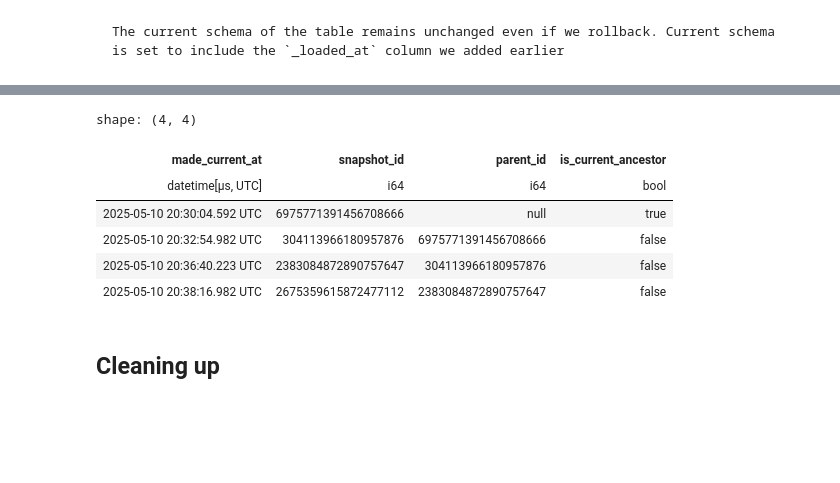
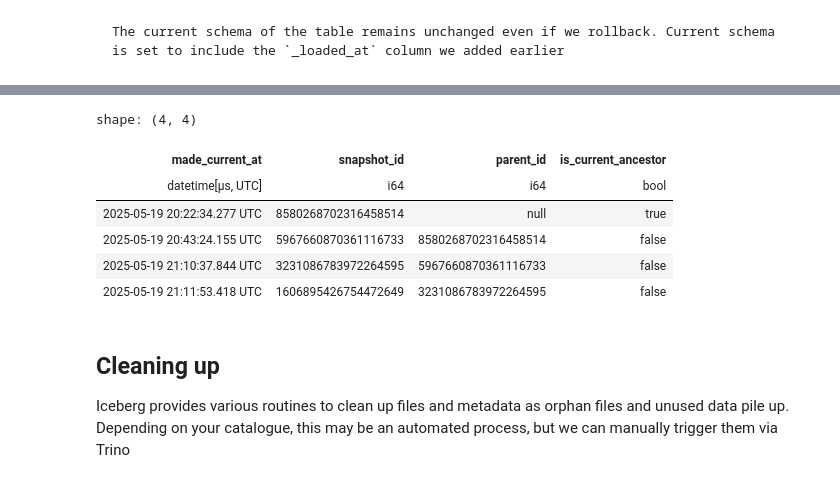
Before and after one commit to henryharbeck/pydata-london-2025-hands-on-apache-iceberg, a Jupyter notebook: notebooks/04-Time Travel.ipynb, the cells around one changed output, grey strips where cells are left out. Saved outputs shown, nothing was run; the diff lists cells and outputs as text; code cells hidden in the pictures; blank space fills up the shorter version.

```diff
--- a/notebooks/04-Time Travel.ipynb
+++ b/notebooks/04-Time Travel.ipynb
@@ -28,5 +43,6 @@ shape: (4, 4)
 # %%
-query('SELECT count(transaction_id) as num_rows FROM house_prices.raw')
+pl.Config.set_thousands_separator(',')
+pl.read_database('SELECT count(transaction_id) as num_rows FROM housing.staging_prices', engine)
 # %% [output]
 shape: (1, 1)
 | num_rows |
@@ -63,3 +88,4 @@ house_prices_t.manage_snapshots().create_tag(6975771391456708666, "initial commi
 # %%
-house_prices_t.inspect.refs()
+pl.Config.set_thousands_separator(None)
+pl.from_arrow(house_prices_t.inspect.refs())
 # %% [output]
@@ -125,15 +166,17 @@ house_prices_t.refresh().current_snapshot().snapshot_id
 # %%
-query('SELECT * FROM house_prices."raw$history" order by made_current_at')
+pl.read_database('SELECT * FROM housing."staging_prices$history" order by made_current_at', engine)
 # %% [output]
 shape: (4, 4)
 | made_current_at | snapshot_id | parent_id | is_current_ancestor |
 | datetime[μs, UTC] | i64 | i64 | bool |
-| 2025-05-10 20:30:04.592 UTC | 6975771391456708666 | null | true |
-| 2025-05-10 20:32:54.982 UTC | 304113966180957876 | 6975771391456708666 | false |
-| 2025-05-10 20:36:40.223 UTC | 2383084872890757647 | 304113966180957876 | false |
-| 2025-05-10 20:38:16.982 UTC | 2675359615872477112 | 2383084872890757647 | false |
+| 2025-05-19 20:22:34.277 UTC | 8580268702316458514 | null | true |
+| 2025-05-19 20:43:24.155 UTC | 5967660870361116733 | 8580268702316458514 | false |
+| 2025-05-19 21:10:37.844 UTC | 3231086783972264595 | 5967660870361116733 | false |
+| 2025-05-19 21:11:53.418 UTC | 1606895426754472649 | 3231086783972264595 | false |
 # %% [markdown]
 ## Cleaning up
+
+Iceberg provides various routines to clean up files and metadata as orphan files and unused data pile up. Depending on your catalogue, this may be an automated process, but we can manually trigger them via Trino
 # %%
 with engine.connect() as conn:
     # Remove snapshots and corresponding metadata
```
Also changed, not shown: parts of 31 cells of this notebook, 1 other file.
